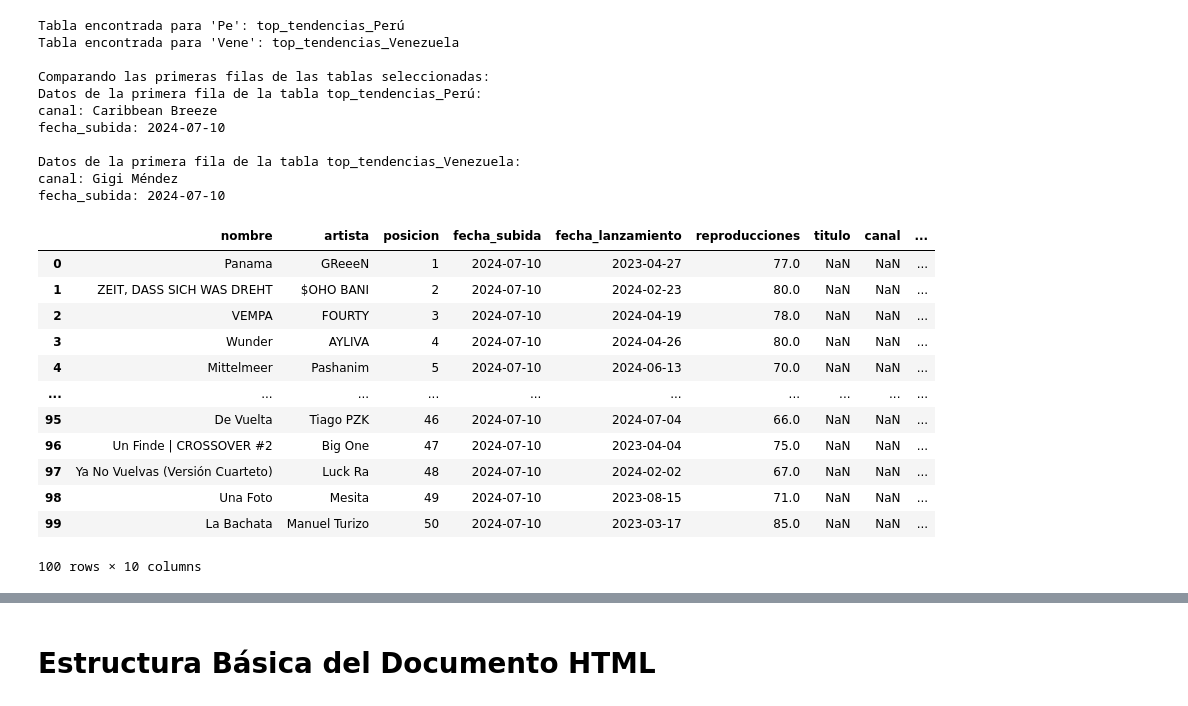
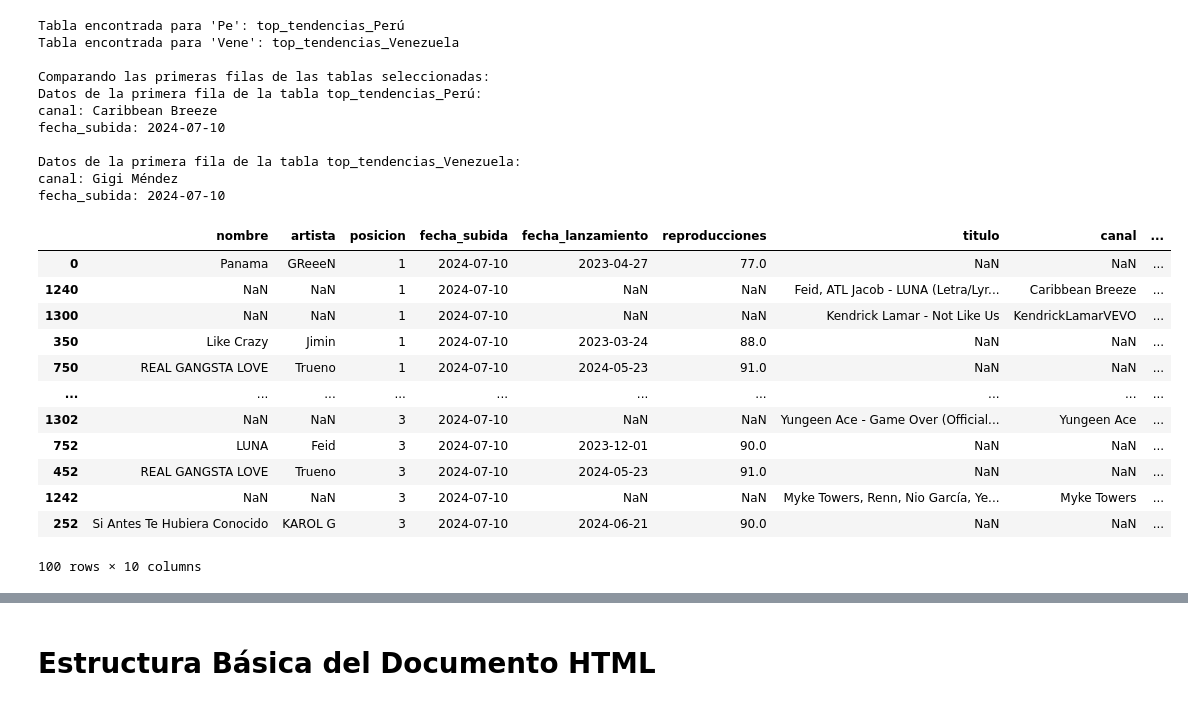
Before and after one commit to AH-1908/Trabajo_Final_a, a Jupyter notebook: ReporLP.ipynb, the cells around one changed output, grey strips where cells are left out. Saved outputs shown, nothing was run; the diff lists cells and outputs as text; code cells hidden in the pictures.

Commit message:
orden

```diff
--- a/ReporLP.ipynb
+++ b/ReporLP.ipynb
@@ -1444,26 +1444,29 @@ fecha_subida: 2024-07-10
 # %%
 import pandas as pd
 
 # Cargar el archivo CSV
 file_path = 'basedatosmusicatop.csv'
 df = pd.read_csv(file_path)
 
+# Ordenar por la columna 'posicion' en forma ascendente
+df_ordenado = df.sort_values(by='posicion', ascending=True)
+
 # Mostrar los primeros 100 datos ordenados
-primeros_100 = df.head(100)
+primeros_100_ordenados = df_ordenado.head(100)
 
 # Mostrar en Jupyter Notebook
-primeros_100
+primeros_100_ordenados
 # %% [output]
 |  | nombre | artista | posicion | fecha_subida | fecha_lanzamiento | reproducciones | titulo | canal | ... |
 | 0 | Panama | GReeeN | 1 | 2024-07-10 | 2023-04-27 | 77.0 | NaN | NaN | ... |
-| 1 | ZEIT, DASS SICH WAS DREHT | $OHO BANI | 2 | 2024-07-10 | 2024-02-23 | 80.0 | NaN | NaN | ... |
-| 2 | VEMPA | FOURTY | 3 | 2024-07-10 | 2024-04-19 | 78.0 | NaN | NaN | ... |
-| 3 | Wunder | AYLIVA | 4 | 2024-07-10 | 2024-04-26 | 80.0 | NaN | NaN | ... |
-| 4 | Mittelmeer | Pashanim | 5 | 2024-07-10 | 2024-06-13 | 70.0 | NaN | NaN | ... |
+| 1240 | NaN | NaN | 1 | 2024-07-10 | NaN | NaN | Feid, ATL Jacob - LUNA (Letra/Lyr... | Caribbean Breeze | ... |
+| 1300 | NaN | NaN | 1 | 2024-07-10 | NaN | NaN | Kendrick Lamar - Not Like Us | KendrickLamarVEVO | ... |
+| 350 | Like Crazy | Jimin | 1 | 2024-07-10 | 2023-03-24 | 88.0 | NaN | NaN | ... |
+| 750 | REAL GANGSTA LOVE | Trueno | 1 | 2024-07-10 | 2024-05-23 | 91.0 | NaN | NaN | ... |
 | ... | ... | ... | ... | ... | ... | ... | ... | ... | ... |
-| 95 | De Vuelta | Tiago PZK | 46 | 2024-07-10 | 2024-07-04 | 66.0 | NaN | NaN | ... |
-| 96 | Un Finde | CROSSOVER #2 | Big One | 47 | 2024-07-10 | 2023-04-04 | 75.0 | NaN | NaN | ... |
-| 97 | Ya No Vuelvas (Versión Cuarteto) | Luck Ra | 48 | 2024-07-10 | 2024-02-02 | 67.0 | NaN | NaN | ... |
-| 98 | Una Foto | Mesita | 49 | 2024-07-10 | 2023-08-15 | 71.0 | NaN | NaN | ... |
-| 99 | La Bachata | Manuel Turizo | 50 | 2024-07-10 | 2023-03-17 | 85.0 | NaN | NaN | ... |
+| 1302 | NaN | NaN | 3 | 2024-07-10 | NaN | NaN | Yungeen Ace - Game Over (Official... | Yungeen Ace | ... |
+| 752 | LUNA | Feid | 3 | 2024-07-10 | 2023-12-01 | 90.0 | NaN | NaN | ... |
+| 452 | REAL GANGSTA LOVE | Trueno | 3 | 2024-07-10 | 2024-05-23 | 91.0 | NaN | NaN | ... |
+| 1242 | NaN | NaN | 3 | 2024-07-10 | NaN | NaN | Myke Towers, Renn, Nio García, Ye... | Myke Towers | ... |
+| 252 | Si Antes Te Hubiera Conocido | KAROL G | 3 | 2024-07-10 | 2024-06-21 | 90.0 | NaN | NaN | ... |
 100 rows × 10 columns
```
Also changed, not shown: parts of 1 cell of this notebook.
